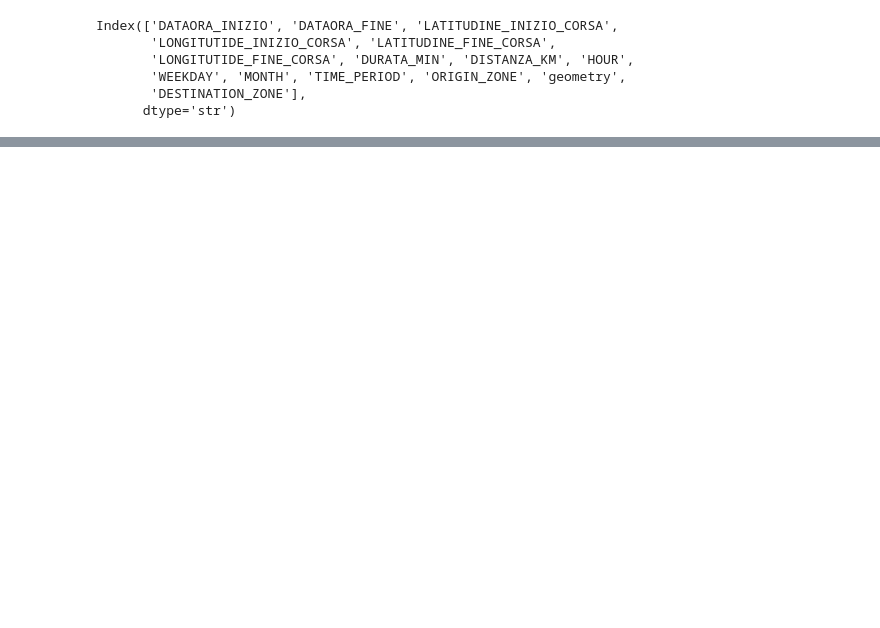
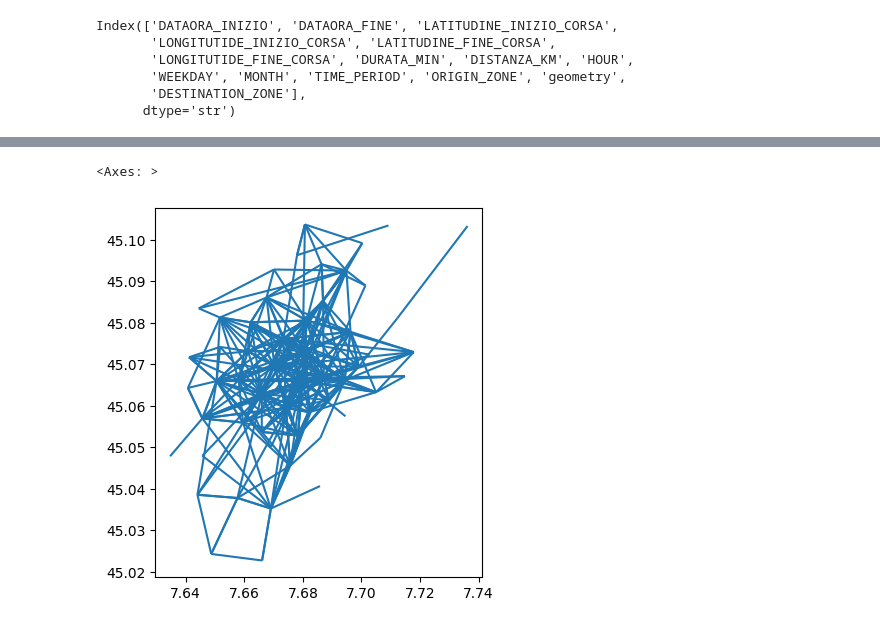
Before and after one commit to minaahmadian/shared-mobility-torino, a Jupyter notebook: Notebooks/Lime_OD_Matrix.ipynb, the cells around one changed output, grey strips where cells are left out. Drawn from its saved outputs; the diff is of its cells as text; code cells hidden in the pictures; blank space fills up the shorter version.

```diff
--- a/Notebooks/Lime_OD_Matrix.ipynb
+++ b/Notebooks/Lime_OD_Matrix.ipynb
@@ -854,0 +929,3 @@ Index(['DATAORA_INIZIO', 'DATAORA_FINE', 'LATITUDINE_INIZIO_CORSA',
+# %%
+test = gpd.read_file("od_morning.geojson")
+test.head()
@@ -854,0 +939,5 @@ Index(['DATAORA_INIZIO', 'DATAORA_FINE', 'LATITUDINE_INIZIO_CORSA',
+# %%
+test.plot()
+# %% [output]
+<Axes: >
+[figure, added]
```
Also changed, not shown: parts of 23 cells of this notebook, 11 other files.
